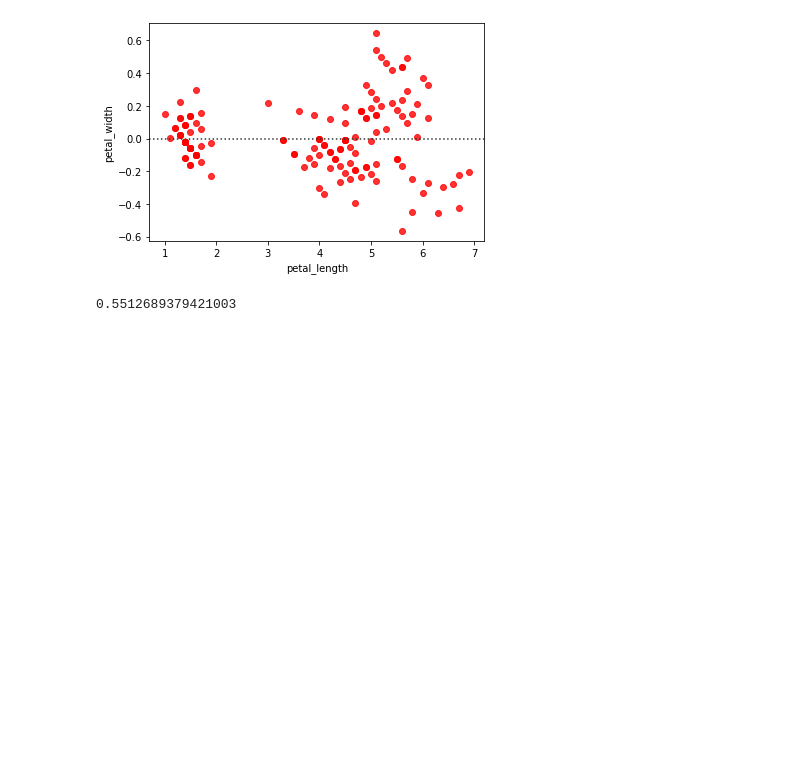
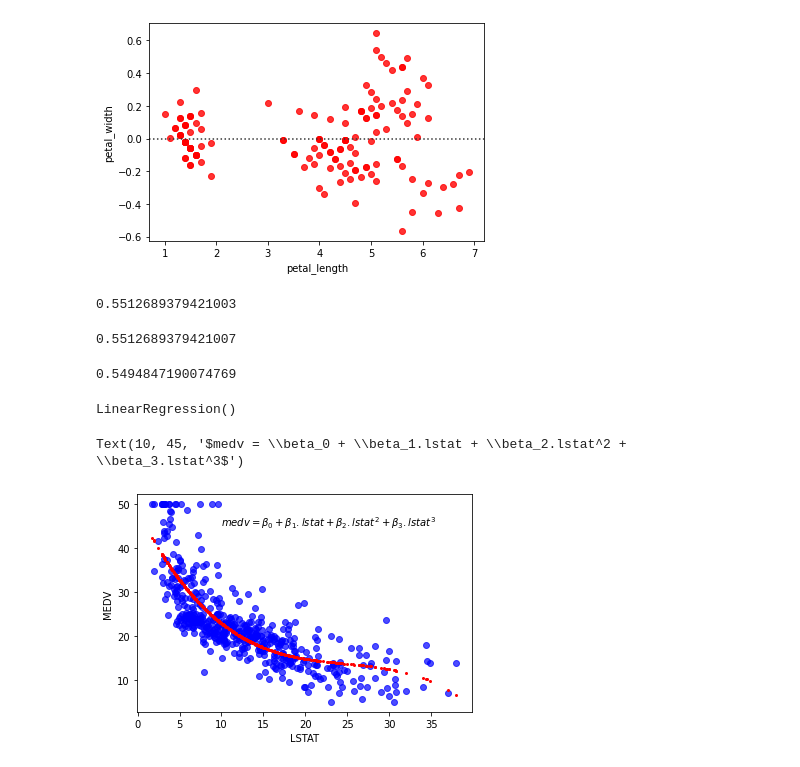
Before and after one commit to osbm/exercises, a Jupyter notebook: python ile veri bilimi/Kısım 3/gözetimli öğrenme.ipynb, the cells around one changed output. Drawn from its saved outputs; the diff is of its cells as text; code cells hidden in the pictures; blank space fills up the shorter version.

```diff
--- a/python ile veri bilimi/Kısım 3/gözetimli öğrenme.ipynb
+++ b/python ile veri bilimi/Kısım 3/gözetimli öğrenme.ipynb
@@ -129,3 +129,40 @@ model2.fit(x, y)
 model2.score(x, y)
 # %% [output]
 0.5512689379421003
+# %%
+yhat = model2.predict(x)
+RSS = sum((y - yhat) ** 2)
+TSS = sum((y - np.mean(y)) ** 2)
+R2 = 1 - RSS / TSS
+R2
+# %% [output]
+0.5512689379421007
+# %%
+# fixed R2
+n = len(y)
+d = x.shape[1]
+adj_r2 = 1 - (1 - R2) * (n - 1) / (n - d - 1)
+adj_r2
+# %% [output]
+0.5494847190074769
+# %%
+boston_df["LSTAT2"] = boston_df["LSTAT"] ** 2
+boston_df["LSTAT3"] = boston_df["LSTAT"] ** 3
+X = boston_df[["LSTAT", "LSTAT2", "LSTAT3"]].values
+y = boston_df["MEDV"].values
+# %%
+from sklearn.linear_model import LinearRegression
+model = LinearRegression()
+model.fit(X, y)
+# %% [output]
+LinearRegression()
+# %%
+import matplotlib.pyplot as plt
+plt.scatter(X[:,0], y, color="blue", alpha=0.7)
+plt.scatter(X[:,0], model.predict(X), s = 4, color="red")
+plt.xlabel("LSTAT")
+plt.ylabel("MEDV")
+plt.text(10, 45, r"$medv = \beta_0 + \beta_1.lstat + \beta_2.lstat^2 + \beta_3.lstat^3$")
+# %% [output]
+Text(10, 45, '$medv = \\beta_0 + \\beta_1.lstat + \\beta_2.lstat^2 + \\beta_3.lstat^3$')
+[figure, added]
```
Also changed, not shown: parts of 1 cell of this notebook.
